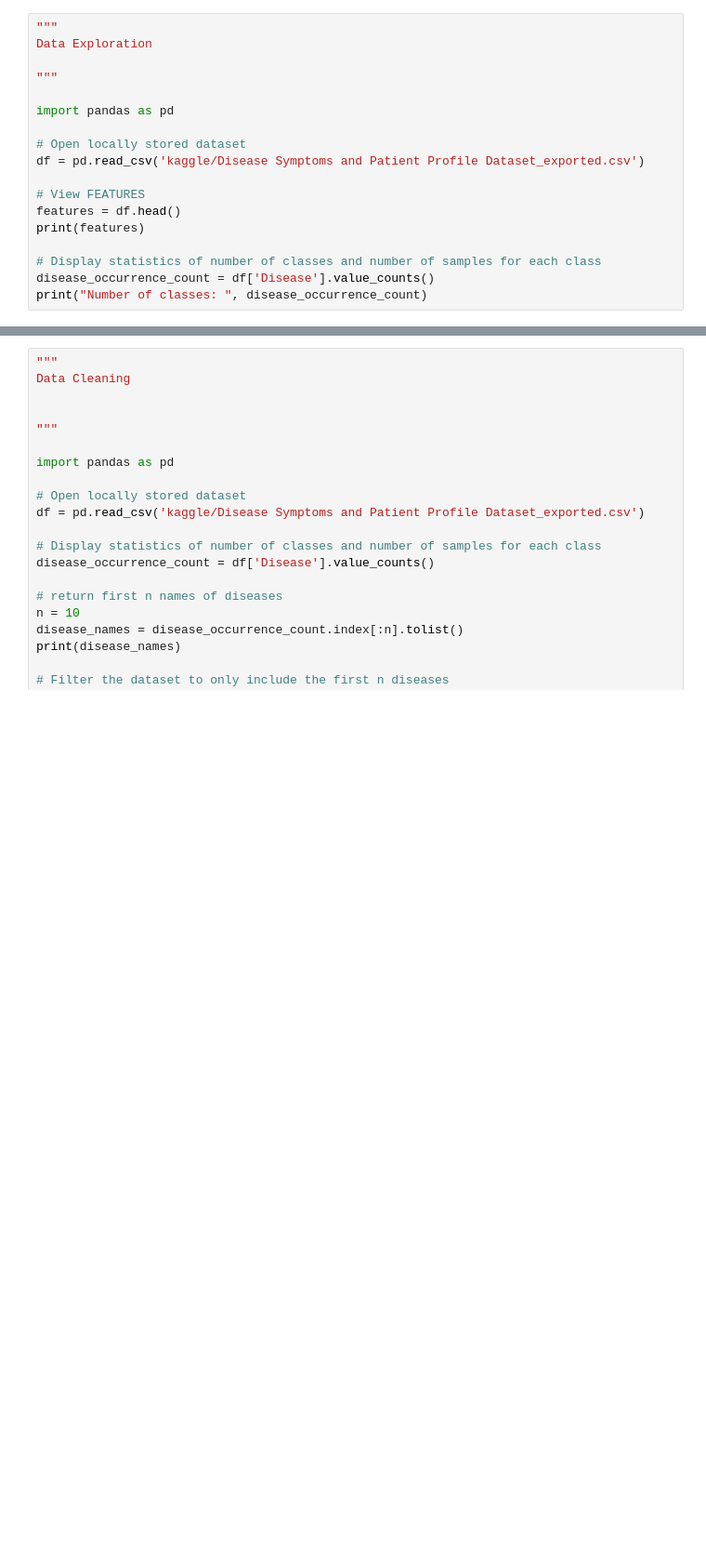
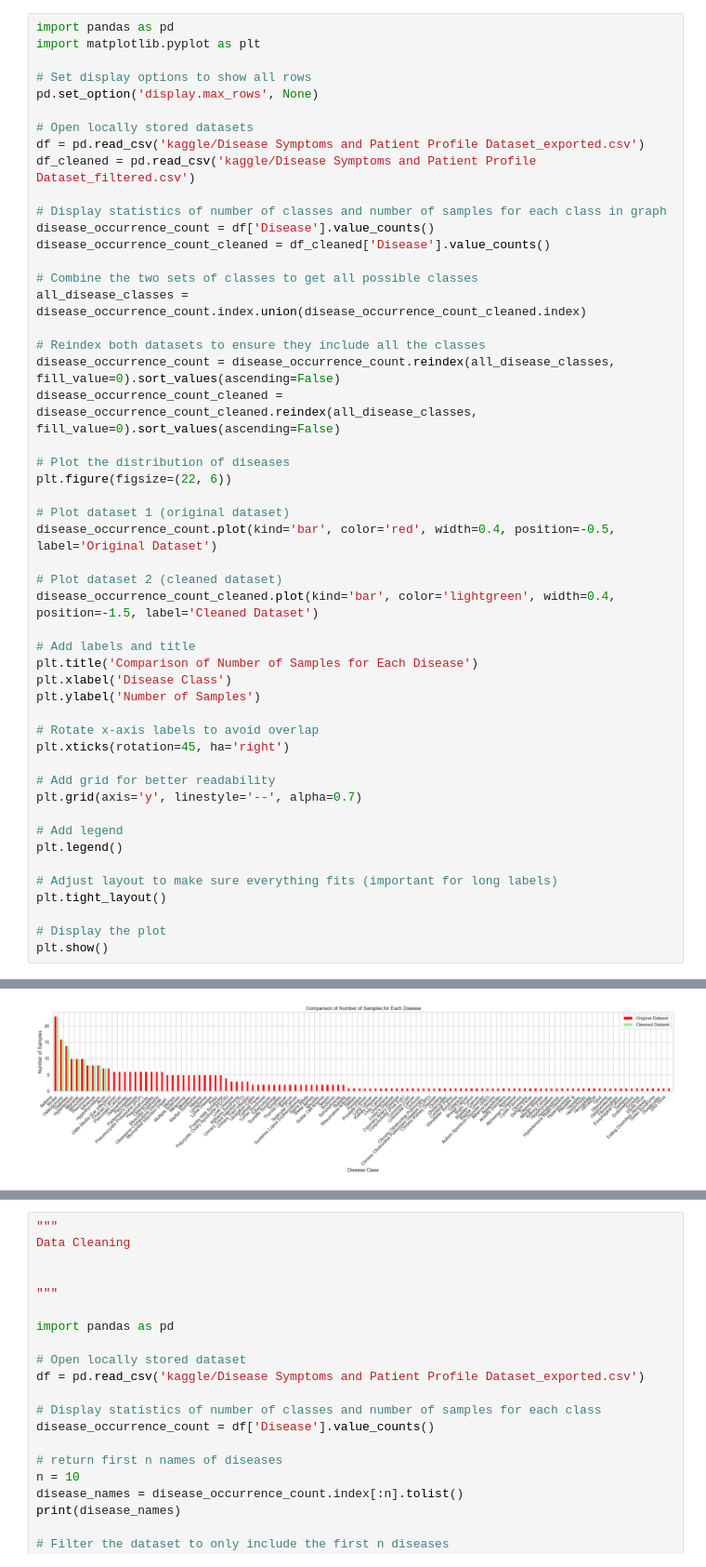
Before and after one commit to hollepat/VirtualDoctor_, a Jupyter notebook: classification_model/datasets/Datasets.ipynb, the cells around one changed output, grey strips where cells are left out. Shown at 93% size. Saved outputs shown, nothing was run; the diff lists cells and outputs as text; blank space fills up the shorter version.

Commit message:
add graphs about Datasets.ipynb

```diff
--- a/classification_model/datasets/Datasets.ipynb
+++ b/classification_model/datasets/Datasets.ipynb
@@ -1,19 +1,51 @@
 # %%
-"""
-Data Exploration
+import pandas as pd
+import matplotlib.pyplot as plt
 
-"""
+# Set display options to show all rows
+pd.set_option('display.max_rows', None)
 
-import pandas as pd
+# Open locally stored datasets
+df = pd.read_csv('kaggle/Disease Symptoms and Patient Profile Dataset_exported.csv')
+df_cleaned = pd.read_csv('kaggle/Disease Symptoms and Patient Profile Dataset_filtered.csv')
 
-# Open locally stored dataset
-df = pd.read_csv('kaggle/Disease Symptoms and Patient Profile Dataset_exported.csv')
+# Display statistics of number of classes and number of samples for each class in graph
+disease_occurrence_count = df['Disease'].value_counts()
+disease_occurrence_count_cleaned = df_cleaned['Disease'].value_counts()
 
-# View FEATURES
-features = df.head()
-print(features)
+# Combine the two sets of classes to get all possible classes
+all_disease_classes = disease_occurrence_count.index.union(disease_occurrence_count_cleaned.index)
 
-# Display statistics of number of classes and number of samples for each class
-disease_occurrence_count = df['Disease'].value_counts()
-print("Number of classes: ", disease_occurrence_count)
+# Reindex both datasets to ensure they include all the classes
+disease_occurrence_count = disease_occurrence_count.reindex(all_disease_classes, fill_value=0).sort_values(ascending=False)
+disease_occurrence_count_cleaned = disease_occurrence_count_cleaned.reindex(all_disease_classes, fill_value=0).sort_values(ascending=False)
+
+# Plot the distribution of diseases
+plt.figure(figsize=(22, 6))
+
+# Plot dataset 1 (original dataset)
+disease_occurrence_count.plot(kind='bar', color='red', width=0.4, position=-0.5, label='Original Dataset')
+
+# Plot dataset 2 (cleaned dataset)
+disease_occurrence_count_cleaned.plot(kind='bar', color='lightgreen', width=0.4, position=-1.5, label='Cleaned Dataset')
+
+# Add labels and title
+plt.title('Comparison of Number of Samples for Each Disease')
+plt.xlabel('Disease Class')
+plt.ylabel('Number of Samples')
+
+# Rotate x-axis labels to avoid overlap
+plt.xticks(rotation=45, ha='right')
+
+# Add grid for better readability
+plt.grid(axis='y', linestyle='--', alpha=0.7)
+
+# Add legend
+plt.legend()
+
+# Adjust layout to make sure everything fits (important for long labels)
+plt.tight_layout()
+
+# Display the plot
+plt.show()
 # %% [output]
@@ -32,0 +52 @@ Name: count, Length: 116, dtype: int64
+[figure, added]
```
Also changed, not shown: parts of 2 cells of this notebook.
